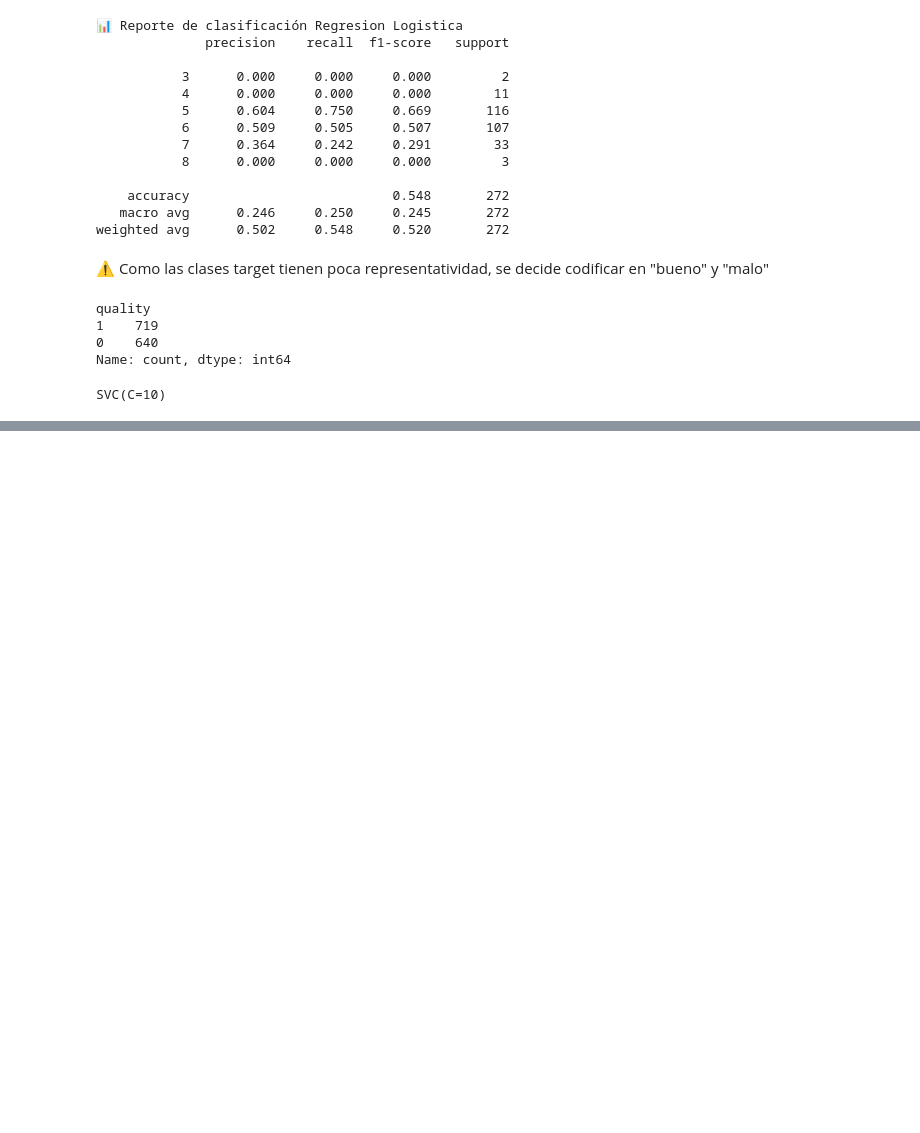
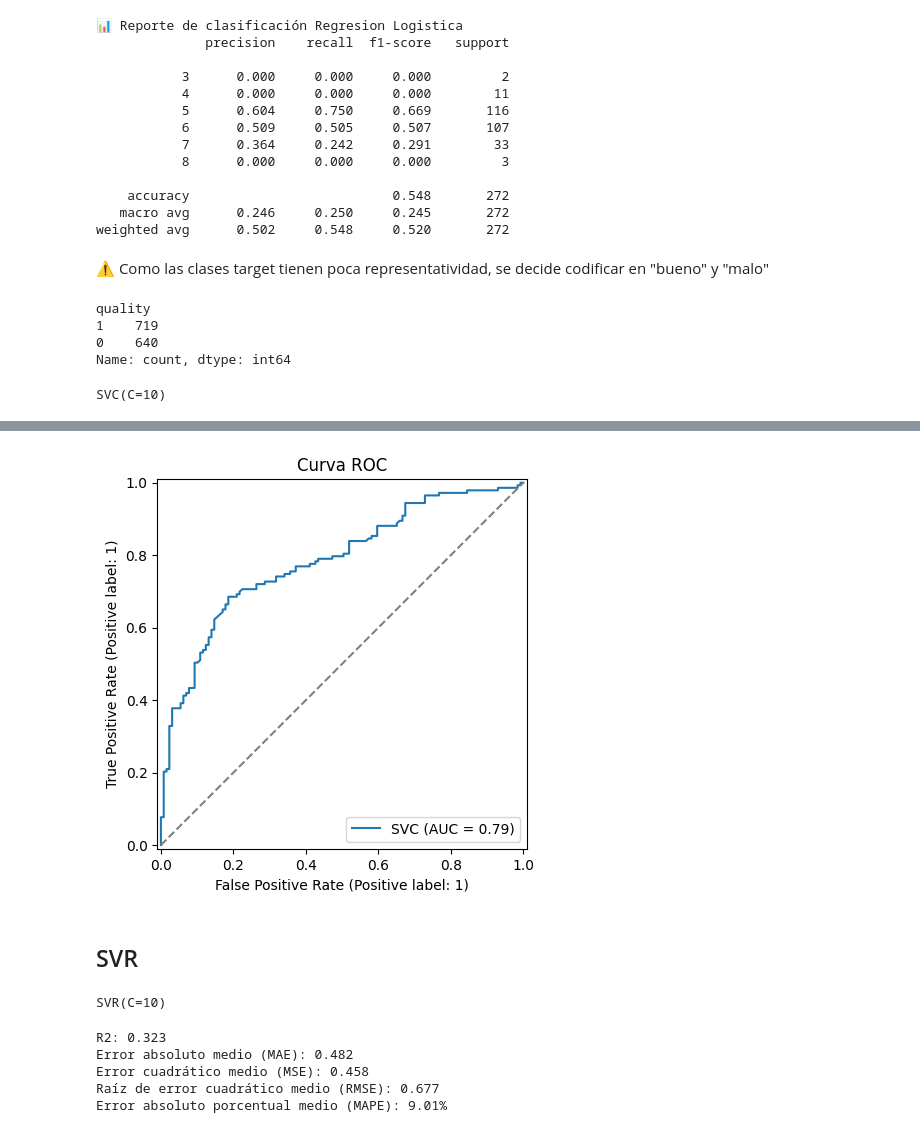
Before and after one commit to comejia/ceia-am, a Jupyter notebook: clase3/ejercicios/winequality.ipynb, the cells around one changed output, grey strips where cells are left out. Drawn from its saved outputs; the diff is of its cells as text; code cells hidden in the pictures; blank space fills up the shorter version.

```diff
--- a/clase3/ejercicios/winequality.ipynb
+++ b/clase3/ejercicios/winequality.ipynb
@@ -363,0 +366,11 @@ weighted avg      0.729     0.728     0.728       272
+# %%
+from sklearn.metrics import RocCurveDisplay
+
+RocCurveDisplay.from_estimator(estimator=svc_best, X=X_test, y=y_test)
+plt.plot([0, 1], [0, 1], linestyle="--", color="gray")
+plt.title("Curva ROC")
+plt.show();
+# %% [output]
+[figure, added]
+# %% [markdown]
+## SVR
@@ -363,0 +383,28 @@ weighted avg      0.729     0.728     0.728       272
+# %%
+svr = SVR(C=10)
+
+svr.fit(X_train, y_train)
+# %% [output]
+SVR(C=10)
+# %%
+from sklearn.metrics import r2_score, mean_absolute_error, mean_squared_error, root_mean_squared_error, mean_absolute_percentage_error
+
+y_pred = svr.predict(X_test)
+
+r2 = r2_score(y_test, y_pred)
+mae = mean_absolute_error(y_test, y_pred)
+mse = mean_squared_error(y_test, y_pred)
+rmse = root_mean_squared_error(y_test, y_pred)
+mape = mean_absolute_percentage_error(y_test, y_pred)
+
+print("R2:", round(r2, 3))
+print("Error absoluto medio (MAE):", round(mae, 3))
+print("Error cuadrático medio (MSE):", round(mse, 3))
+print("Raíz de error cuadrático medio (RMSE):", round(rmse, 3))
+print(f"Error absoluto porcentual medio (MAPE): {mape*100:.2f}%")
+# %% [output]
+R2: 0.323
+Error absoluto medio (MAE): 0.482
+Error cuadrático medio (MSE): 0.458
+Raíz de error cuadrático medio (RMSE): 0.677
+Error absoluto porcentual medio (MAPE): 9.01%
```
Also changed, not shown: parts of 11 cells of this notebook, 3 other files.
